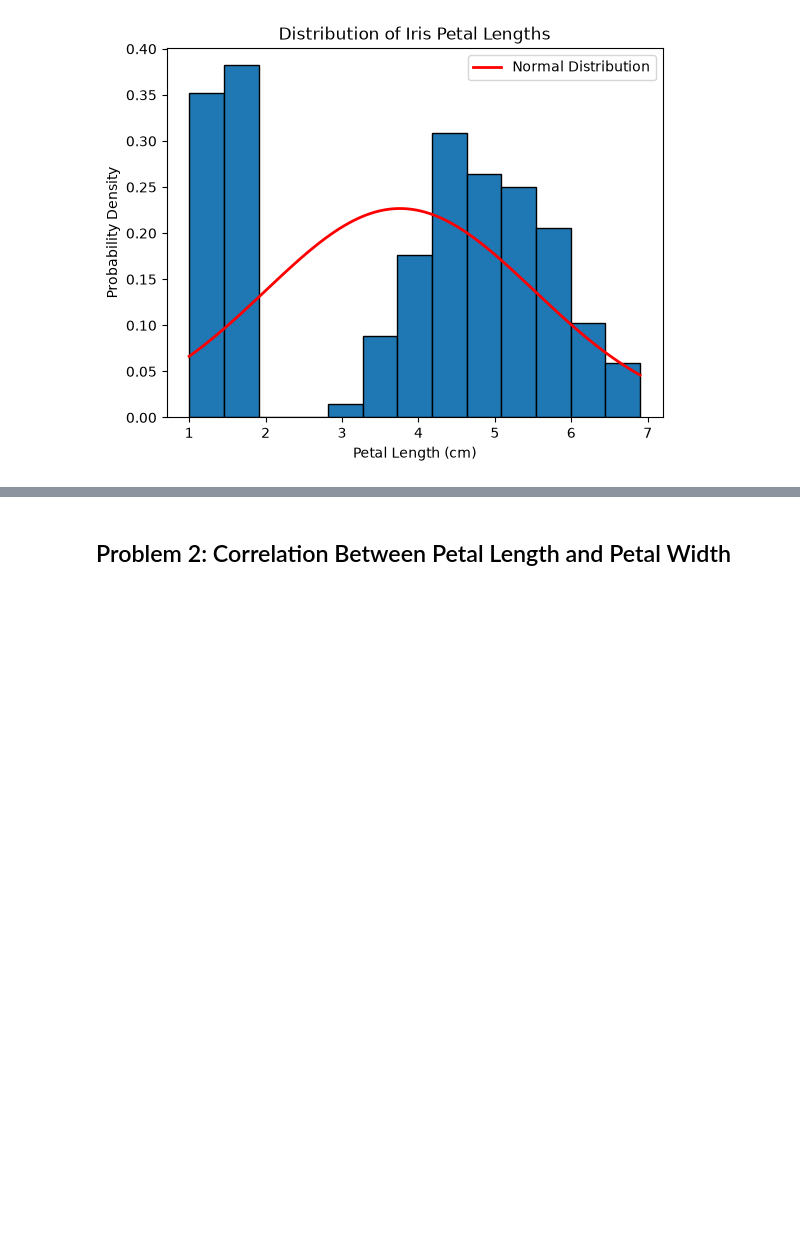
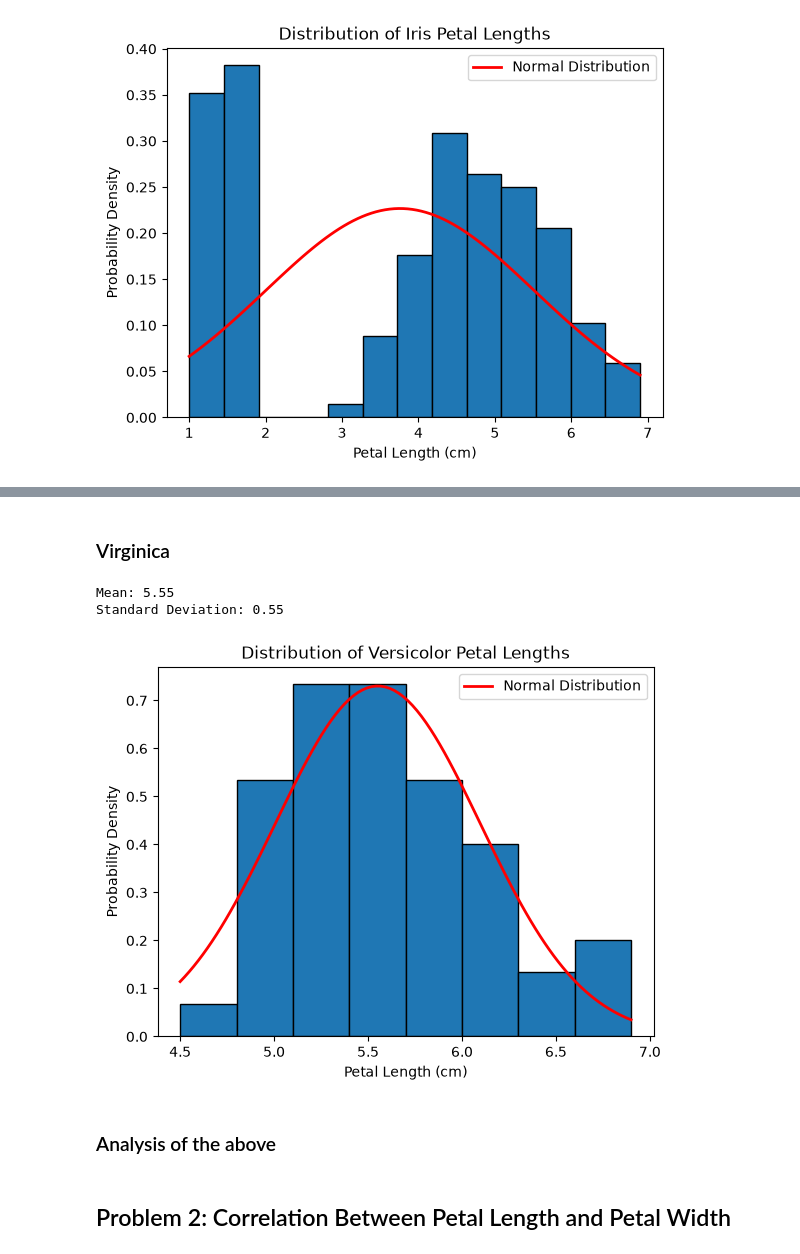
Before and after one commit to LoicBagnoud/applied-statistics, a Jupyter notebook: problems.ipynb, the cells around one changed output, grey strips where cells are left out. Drawn from its saved outputs; the diff is of its cells as text; code cells hidden in the pictures; blank space fills up the shorter version.

```diff
--- a/problems.ipynb
+++ b/problems.ipynb
@@ -122,3 +212,34 @@ plt.show()
+# %% [markdown]
+### Virginica
+# %%
+# And the same for Virginica
+
+mean_virginica = np.mean(virginica)
+standard_deviation_virginica = np.std(virginica)
+
+print(f"Mean: {mean_virginica:.2f}")
+print(f"Standard Deviation: {standard_deviation_virginica:.2f}")
+
+
+x_virginica = np.linspace(virginica.min(), virginica.max(), 100)
+y_virginica = norm.pdf(x_virginica, mean_virginica, standard_deviation_virginica)
+
+
+plt.hist(virginica, bins='sqrt', density=True, edgecolor='black')
+plt.plot(x_virginica, y_virginica, color='red', linewidth=2,label='Normal Distribution')
+
+plt.xlabel('Petal Length (cm)')
+plt.ylabel('Probability Density')
+plt.title('Distribution of Versicolor Petal Lengths')
+plt.legend()
+
+plt.show()
+# %% [output]
+Mean: 5.55
+Standard Deviation: 0.55
+[figure, added]
+# %% [markdown]
+### Analysis of the above
 # %% [markdown]
 ## Problem 2: Correlation Between Petal Length and Petal Width
 # %% [markdown]
```
Also changed, not shown: parts of 9 cells of this notebook.
